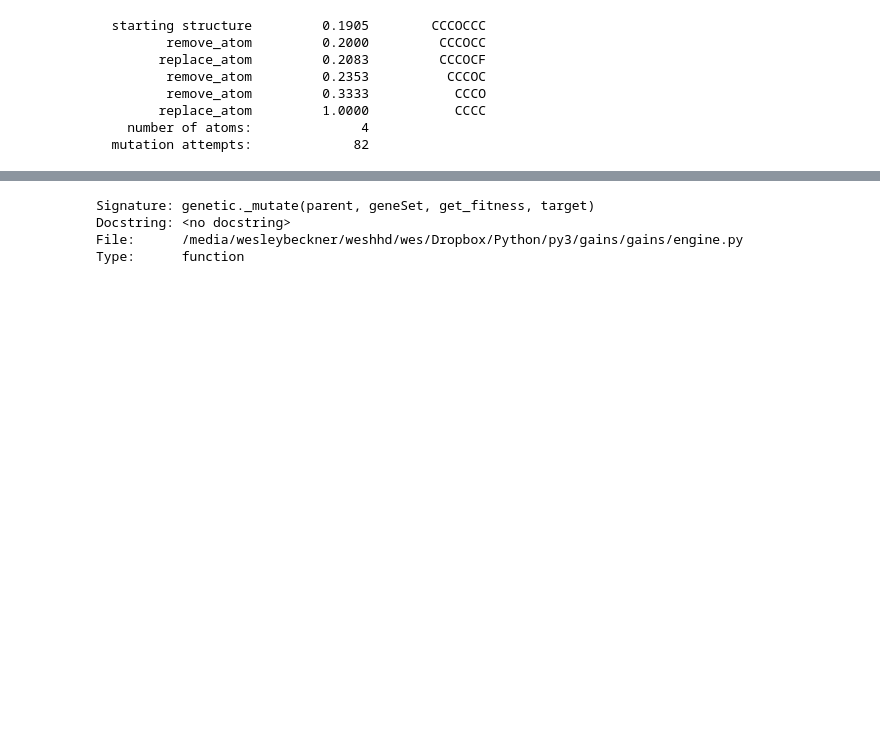
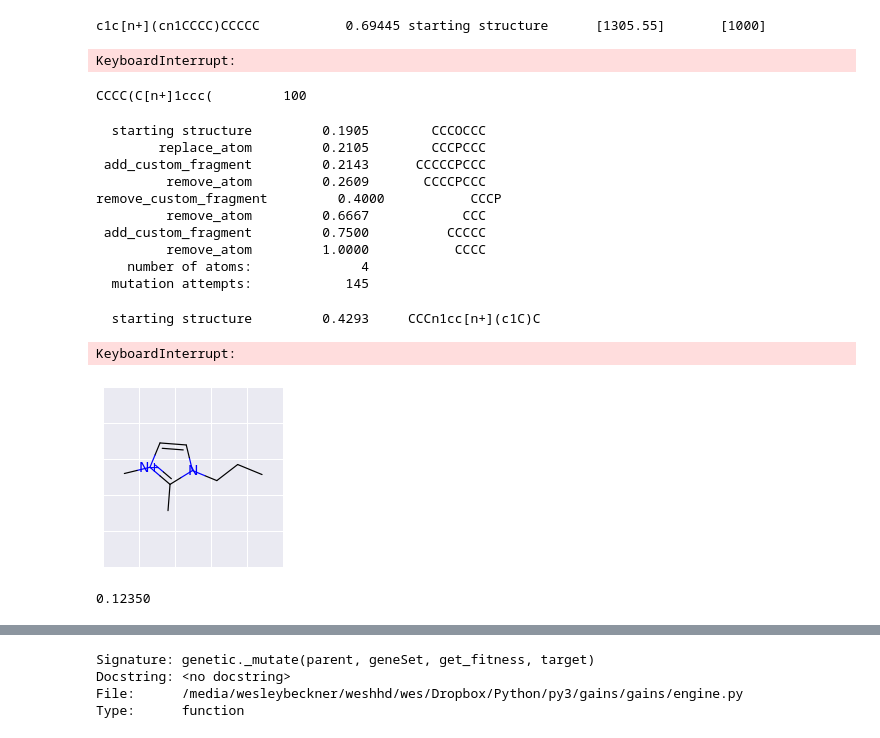
Before and after one commit to cmashraf/generative_learners_salts, a Jupyter notebook: notebooks/4_ea_vae_search.ipynb, the cells around one changed output, grey strips where cells are left out. Saved outputs shown, nothing was run; the diff lists cells and outputs as text; code cells hidden in the pictures; blank space fills up the shorter version.

```diff
--- a/notebooks/4_ea_vae_search.ipynb
+++ b/notebooks/4_ea_vae_search.ipynb
@@ -51,3 +103,18 @@ import engine as genetic
+# %%
+model_ID = ["density"]
+target = [1000]
+sg.generate_solvent(target, model_ID, heavy_atom_limit=20, sim_bounds=[0, 1],
+                 hits=1, write_file=False,
+                 verbose=0,
+                 parent_cap=25, mutation_cap=1000, mutate=vae_mutate)
+# %% [output]
+c1c[n+](cn1CCCC)CCCCC           0.69445 starting structure      [1305.55]       [1000]
+KeyboardInterrupt:
+# %%
+smi = "CCCC(C[n+]1ccc(C(O)CC)c(C)c1)C(CC)CCCC(C)C"
+print("{}\t{}".format(smi[:15].ljust(20),100))
+# %% [output]
+CCCC(C[n+]1ccc(         100
 # %%
 target = "CCCC" #butane smiles
 parent_candidates = np.array(["CCCOCCC"]) #propanol smiles, numpy array
@@ -75,13 +142,15 @@ geneSet = genetic.generate_geneset()
 optimalFitness, prediction = get_fitness(target, target)
 best = genetic.get_best(fnGetFitness, optimalFitness, geneSet,
                         display, result_display, target,
-                        parent_candidates, mutate=genetic._mutate)
+                        parent_candidates, mutate=genetic.mutate)
 # %% [output]
   starting structure         0.1905        CCCOCCC
-         remove_atom         0.2000         CCCOCC
-        replace_atom         0.2083         CCCOCF
-         remove_atom         0.2353          CCCOC
-         remove_atom         0.3333           CCCO
-        replace_atom         1.0000           CCCC
+        replace_atom         0.2105        CCCPCCC
+ add_custom_fragment         0.2143      CCCCCPCCC
+         remove_atom         0.2609       CCCCPCCC
+remove_custom_fragment         0.4000           CCCP
+         remove_atom         0.6667            CCC
+ add_custom_fragment         0.7500          CCCCC
+         remove_atom         1.0000           CCCC
     number of atoms:              4
-  mutation attempts:             82
+  mutation attempts:            145
@@ -138,0 +157,37 @@ def vae_mutate(parent, geneSet, get_fitness, target, limit=1e3):
+# %%
+target = cations[0] #butane smiles
+parent_candidates = np.array([cations[1]]) #propanol smiles, numpy array
+
+def get_fitness(genes, target):
+    ms = [Chem.MolFromSmiles(target), Chem.MolFromSmiles(genes)]
+    fps = [FingerprintMols.FingerprintMol(x) for x in ms]
+    return DataStructs.FingerprintSimilarity(fps[0], fps[1]), None
+
+def fnGetFitness(genes, target):
+    return get_fitness(genes, target)
+
+def display(candidate, mutation, asdf):
+    print("{:>20}{:>15}\t{:>15}".format(mutation, "{:3.4f}".
+                                  format(candidate.Fitness),
+                                  candidate.Genes))
+    Draw.MolToMPL(Chem.MolFromSmiles(candidate.Genes), size=(100,100))
+
+def result_display(genes, target, mutation_attempts, sim_score,
+             molecular_relative):
+    mol = Chem.MolFromSmiles(genes)
+    print("{:>20}{:>15}".format("number of atoms:", mol.GetNumAtoms()))
+    print("{:>20}{:>15}".format("mutation attempts:", mutation_attempts))
+
+geneSet = genetic.generate_geneset()
+optimalFitness, prediction = get_fitness(target, target)
+best = genetic.get_best(fnGetFitness, optimalFitness, geneSet,
+                        display, result_display, target,
+                        parent_candidates, mutate=vae_mutate)
+# %% [output]
+  starting structure         0.4293     CCCn1cc[n+](c1C)C
+KeyboardInterrupt:
+[figure, added]
+# %%
+print("{:.5f}".format(0.1234983))
+# %% [output]
+0.12350
```
Also changed, not shown: parts of 8 cells of this notebook, 19 other files.
